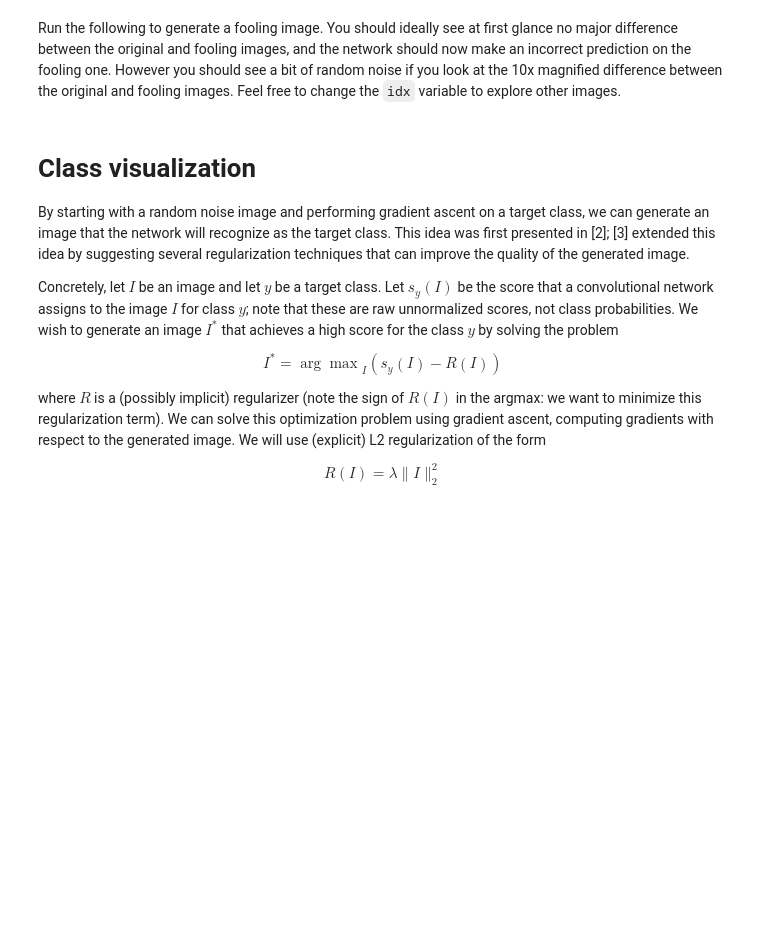
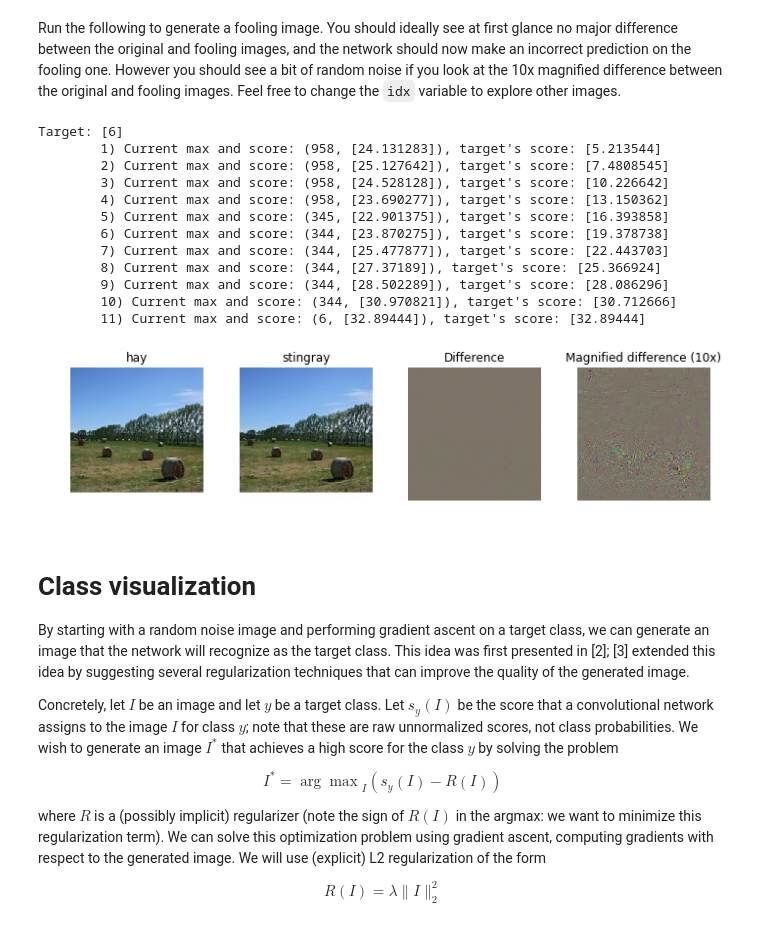
Before and after one commit to hadarser/cs231n, a Jupyter notebook: assignment3/NetworkVisualization-TensorFlow.ipynb, the cells around one changed output. Saved outputs shown, nothing was run; the diff lists cells and outputs as text; code cells hidden in the pictures; blank space fills up the shorter version.

Commit message:
Finish NetworkVisualization and StyleTransfer

```diff
--- a/assignment3/NetworkVisualization-TensorFlow.ipynb
+++ b/assignment3/NetworkVisualization-TensorFlow.ipynb
@@ -195,7 +220,7 @@ def make_fooling_image(X, target_y, model):
     ##############################################################################
     # TODO: Generate a fooling image X_fooling that the model will classify as   #
     # the class target_y. Use gradient *ascent* on the target class score, using #
-    # the model.scores Tensor to get the class scores for the model.image.   #
+    # the model.scores Tensor to get the class scores for the model.image.       #
     # When computing an update step, first normalize the gradient:               #
     #   dX = learning_rate * g / ||g||_2                                         #
     #                                                                            #
@@ -210,7 +235,32 @@ def make_fooling_image(X, target_y, model):
     # in fewer than 100 iterations of gradient ascent. You can print your        #
     # progress over iterations to check your algorithm.                          #
     ##############################################################################
-    pass
+    target_y = np.array([target_y])  # will be easier to work with an array
+
+    max_ind = tf.math.argmax(model.scores, axis=1)[0]  # Get the max index of the scores
+    target_scores = tf.gather_nd(model.scores, tf.stack((tf.range(X.shape[0]), target_y), axis=1))
+    curr_max_scores = tf.gather_nd(model.scores, tf.stack((tf.range(X.shape[0]), [max_ind]), axis=1))
+
+    loss = tf.reduce_sum(target_scores)
+    grads = tf.gradients(loss, model.image)
+
+    i = 0
+    print_every = 1
+    print(f'Target: {target_y}')
+    while True:
+        i += 1
+        dX, curr_y, target_score, max_score = sess.run(
+            [grads, max_ind, target_scores, curr_max_scores],
+            feed_dict={model.image: X_fooling, model.labels: target_y})
+
+        if i % print_every == 0:
+            print(f'\t{i}) Current max and score: ({curr_y}, {max_score}), target\'s score: {target_score}')
+
+        if curr_y == target_y:
+            break
+
+        dX = learning_rate * dX[0] / np.linalg.norm(dX)
+        X_fooling += dX
     ##############################################################################
     #                             END OF YOUR CODE                               #
     ##############################################################################
@@ -221,33 +271,48 @@ Run the following to generate a fooling image. You should ideally see at first g
 idx = 0
 Xi = X[idx][None]
 target_y = 6
 X_fooling = make_fooling_image(Xi, target_y, model)
 
 # Make sure that X_fooling is classified as y_target
 scores = sess.run(model.scores, {model.image: X_fooling})
 assert scores[0].argmax() == target_y, 'The network is not fooled!'
 
 # Show original image, fooling image, and difference
 orig_img = deprocess_image(Xi[0])
 fool_img = deprocess_image(X_fooling[0])
+plt.rcParams['figure.figsize'] = (10.0, 8.0)
 # Rescale
 plt.subplot(1, 4, 1)
 plt.imshow(orig_img)
 plt.axis('off')
 plt.title(class_names[y[idx]])
 plt.subplot(1, 4, 2)
 plt.imshow(fool_img)
 plt.title(class_names[target_y])
 plt.axis('off')
 plt.subplot(1, 4, 3)
 plt.title('Difference')
 plt.imshow(deprocess_image((Xi-X_fooling)[0]))
 plt.axis('off')
 plt.subplot(1, 4, 4)
 plt.title('Magnified difference (10x)')
 plt.imshow(deprocess_image(10 * (Xi-X_fooling)[0]))
 plt.axis('off')
 plt.gcf().tight_layout()
+# %% [output]
+Target: [6]
+        1) Current max and score: (958, [24.131283]), target's score: [5.213544]
+        2) Current max and score: (958, [25.127642]), target's score: [7.4808545]
+        3) Current max and score: (958, [24.528128]), target's score: [10.226642]
+        4) Current max and score: (958, [23.690277]), target's score: [13.150362]
+        5) Current max and score: (345, [22.901375]), target's score: [16.393858]
+        6) Current max and score: (344, [23.870275]), target's score: [19.378738]
+        7) Current max and score: (344, [25.477877]), target's score: [22.443703]
+        8) Current max and score: (344, [27.37189]), target's score: [25.366924]
+        9) Current max and score: (344, [28.502289]), target's score: [28.086296]
+        10) Current max and score: (344, [30.970821]), target's score: [30.712666]
+        11) Current max and score: (6, [32.89444]), target's score: [32.89444]
+[figure, added]
 # %% [markdown]
 # Class visualization
 By starting with a random noise image and performing gradient ascent on a target class, we can generate an image that the network will recognize as the target class. This idea was first presented in [2]; [3] extended this idea by suggesting several regularization techniques that can improve the quality of the generated image.
```
Also changed, not shown: parts of 8 cells of this notebook.
